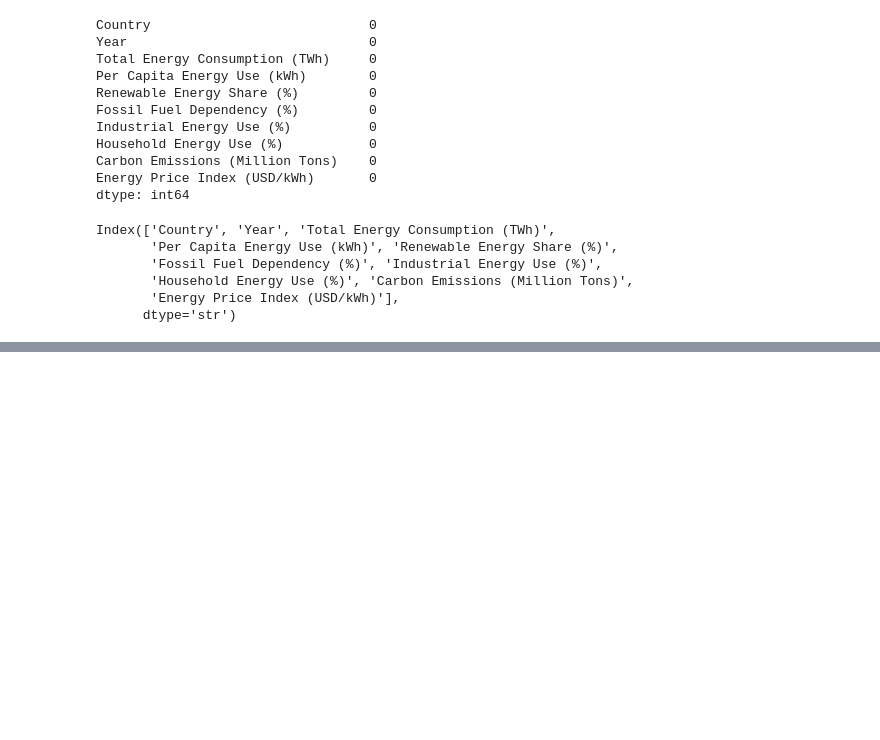
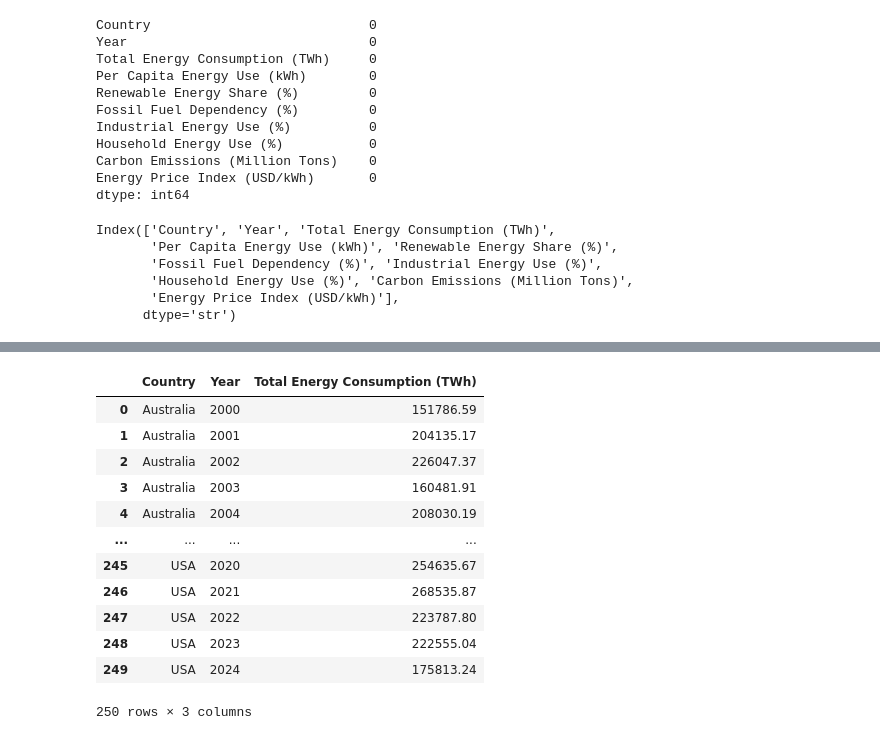
Before and after one commit to Dieu-Merci-IGABUKWISHAKA/DS-Learning, a Jupyter notebook: exam.ipynb, the cells around one changed output, grey strips where cells are left out. Cells and saved outputs as stored; diff of their text form; code cells hidden in the pictures; blank space fills up the shorter version.

```diff
--- a/exam.ipynb
+++ b/exam.ipynb
@@ -41,0 +93,16 @@ canada_year_TWH_dict
+# %%
+datasummary
+# %% [output]
+|  | Country | Year | Total Energy Consumption (TWh) |
+| 0 | Australia | 2000 | 151786.59 |
+| 1 | Australia | 2001 | 204135.17 |
+| 2 | Australia | 2002 | 226047.37 |
+| 3 | Australia | 2003 | 160481.91 |
+| 4 | Australia | 2004 | 208030.19 |
+| ... | ... | ... | ... |
+| 245 | USA | 2020 | 254635.67 |
+| 246 | USA | 2021 | 268535.87 |
+| 247 | USA | 2022 | 223787.80 |
+| 248 | USA | 2023 | 222555.04 |
+| 249 | USA | 2024 | 175813.24 |
+250 rows × 3 columns
```
Also changed, not shown: parts of 7 cells of this notebook.
